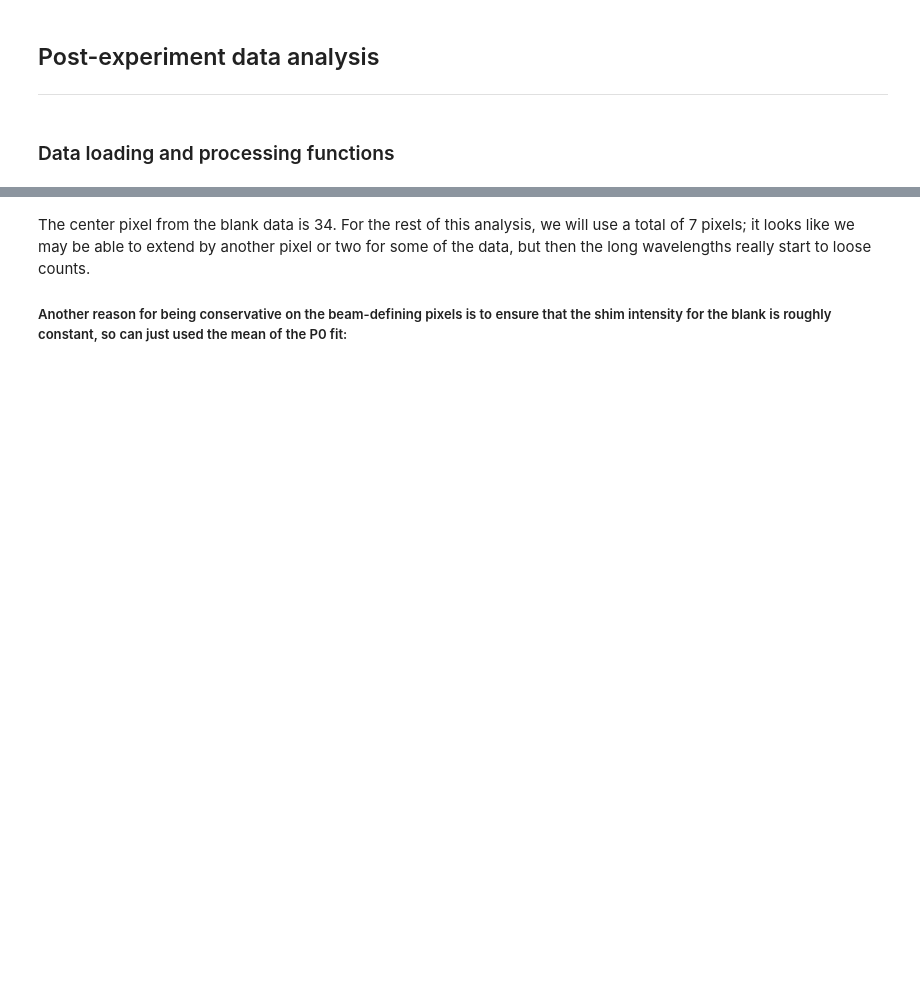
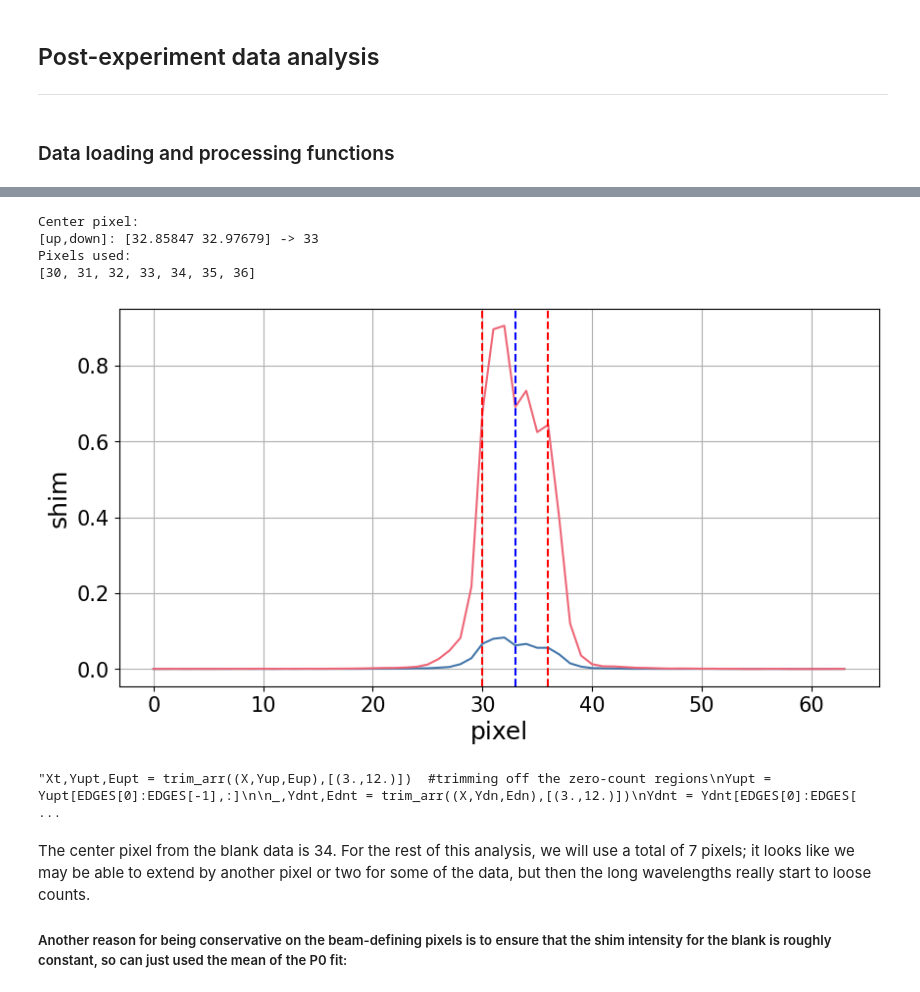
Before and after one commit to srmck/Goos-Hanchen, a Jupyter notebook: Updated_Goos-Hanchen.ipynb, the cells around one changed output, grey strips where cells are left out. Saved outputs shown, nothing was run; the diff lists cells and outputs as text; code cells hidden in the pictures; blank space fills up the shorter version.

```diff
--- a/Updated_Goos-Hanchen.ipynb
+++ b/Updated_Goos-Hanchen.ipynb
@@ -847,3 +800,58 @@ Pixels used:
+# %%
+#plot_2D(Yup,plot_parms=DEFAULT_2DPLOT_PARMS|{'title':'Raw up counts','shrink':.5})
+#plot_2D(Ydn,plot_parms=DEFAULT_2DPLOT_PARMS|{'title':'Raw down counts','shrink':.5})
+
+def get_center(up,down,pname,rng=7,show=True):
+    '''Returns the center pixel of the given data (assumed to be from blank).'''
+    assert rng%2 == 1,'Pixel range (rng) must be odd.'
+    sum1,sum2 = np.nansum(up,axis=1),np.nansum(down,axis=1)
+    W = np.arange(len(pname))  #pixel number are the weights
+    c1,c2 = np.average(W,weights=sum1),np.average(W,weights=sum2)
+    center = int(round(np.mean([c1,c2])))
+    pixels = [center-(rng-1)//2,center+(rng+1)//2]
+
+    if show:
+        print('Center pixel:')
+        print(f'[up,down]: {np.round([c1,c2],5)} -> {center}')
+        print('Pixels used:')
+        print([p for p in range(*pixels)])
+
+        plot_parms = default_plot_parms|{'xlabel':['pixel'],'ylabel':['shim']}
+        fig,axs = prepare_plot(parms=plot_parms)
+        axs[0].plot(sum1)
+        axs[0].plot(sum2)
+        axs[0].axvline(x=center,ls='--',color='blue')
+        axs[0].axvline(x=pixels[0],ls='--',color='red')
+        axs[0].axvline(x=pixels[-1]-1,ls='--',color='red')
+        plt.show()
+
+    return center,pixels  #assumed that rightmost point is NOT included
+
+_,EDGES = get_center(Yup,Ydn,pname,rng=7)  #EDGES doesn't include right-most value
+
+'''Xt,Yupt,Eupt = trim_arr((X,Yup,Eup),[(3.,12.)])  #trimming off the zero-count regions
+Yupt = Yupt[EDGES[0]:EDGES[-1],:]
+
+_,Ydnt,Ednt = trim_arr((X,Ydn,Edn),[(3.,12.)])
+Ydnt = Ydnt[EDGES[0]:EDGES[-1],:]
+
+LAMBDAS,PIXELS = Xt[0,:],np.arange(EDGES[-1]-EDGES[0])  #use this wavelength and pixel range for ALL data
+SHIM0_PLOT_PARMS = {'title':'Shim','xlab':r'$\lambda$','ylab':r'Pixel','size':(12,8),'vals':(None,None),\
+                  'aspect':.25,'extent':(LAMBDAS[0],LAMBDAS[-1],PIXELS[0],PIXELS[-1]),'norm_max':True,'shrink':.25,\
+                   'log vals':(-8,-5)}
+
+plot_2D(Yupt,plot_parms=DEFAULT_2DPLOT_PARMS|{'title':'Trimmed up','shrink':.25,'aspect':4})
+plot_2D(Ydnt,plot_parms=DEFAULT_2DPLOT_PARMS|{'title':'Trimmed down','shrink':.25,'aspect':4})
+
+Pol_blank,Err_blank = get_pol(Yupt,Ydnt)
+show_image(Pol_blank,LAMBDAS,PIXELS,title='Pol blank (P0), trimmed',x_label='Wavelength',y_label='Pixel',vmin=.4,vmax=1)'''
+# %% [output]
+Center pixel:
+[up,down]: [32.85847 32.97679] -> 33
+Pixels used:
+[30, 31, 32, 33, 34, 35, 36]
+[figure, added]
+"Xt,Yupt,Eupt = trim_arr((X,Yup,Eup),[(3.,12.)])  #trimming off the zero-count regions\nYupt = Yupt[EDGES[0]:EDGES[-1],:]\n\n_,Ydnt,Ednt = trim_arr((X,Ydn,Edn),[(3.,12.)])\nYdnt = Ydnt[EDGES[0]:EDGES[ ...
 # %% [markdown]
 The center pixel from the blank data is 34. For the rest of this analysis, we will use a total of 7 pixels; it looks like we may be able to extend by another pixel or two for some of the data, but then the long wavelengths really start to loose counts.
 
```
Also changed, not shown: parts of 15 cells of this notebook, 1 other file.
